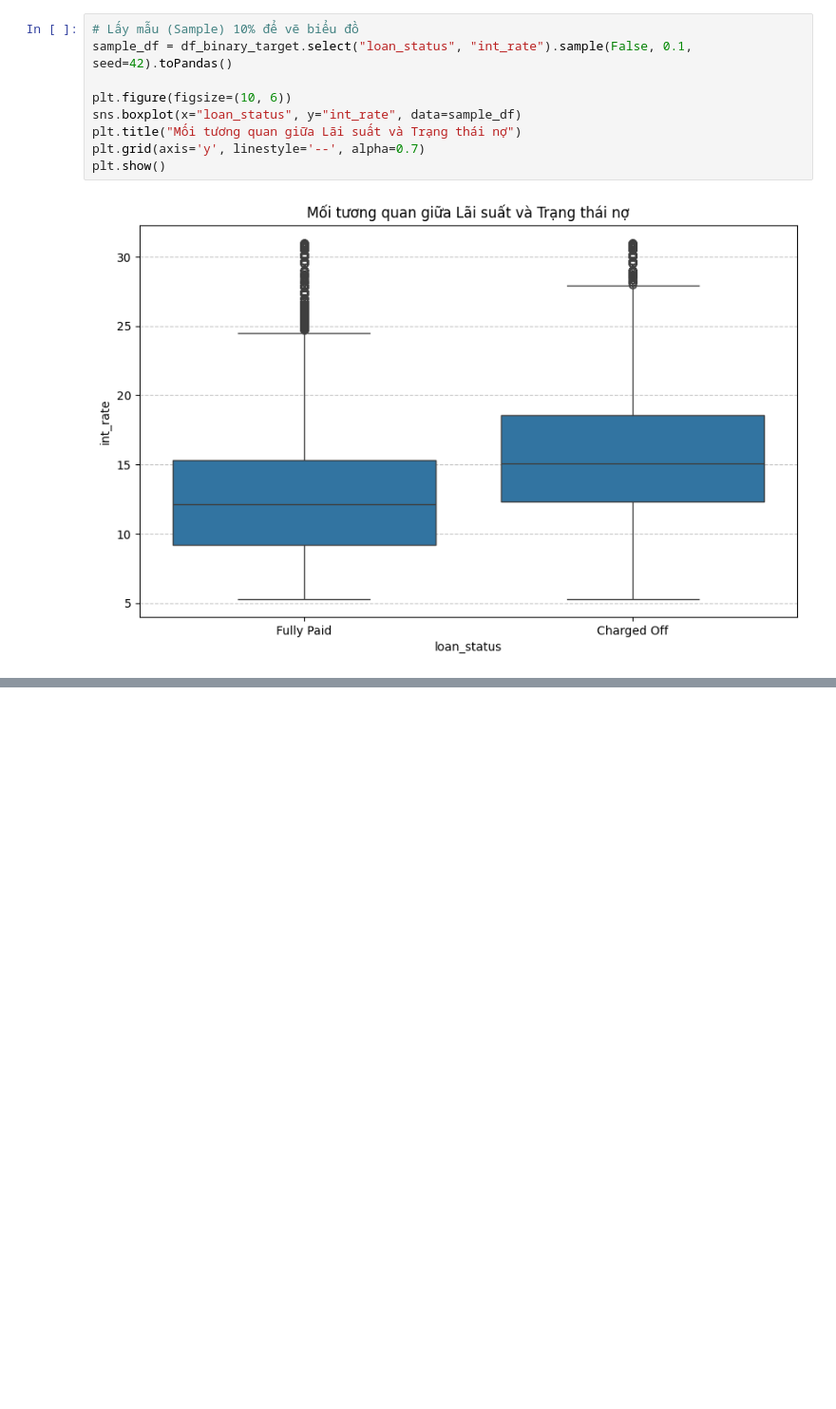
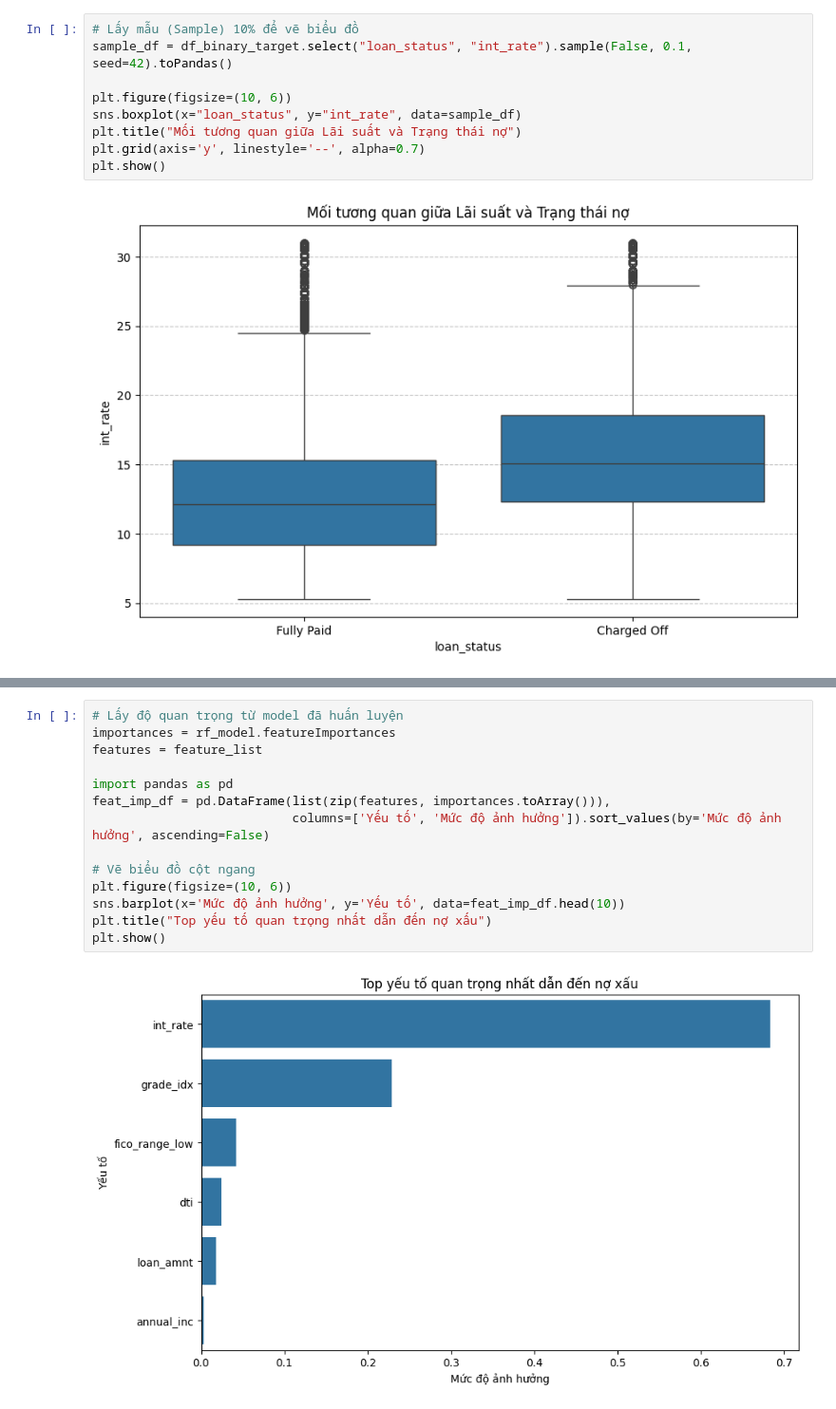
Before and after one commit to PhcPh4m/Bank-Loan-Default-Prediction, a Jupyter notebook: notebook/Bank_Loan_Classification_Large_Scale_System.ipynb, the cells around one changed output, grey strips where cells are left out. Shown at 95% size. Drawn from its saved outputs; the diff is of its cells as text; blank space fills up the shorter version.

```diff
--- a/notebook/Bank_Loan_Classification_Large_Scale_System.ipynb
+++ b/notebook/Bank_Loan_Classification_Large_Scale_System.ipynb
@@ -441,0 +453,16 @@ Passing `palette` without assigning `hue` is deprecated and will be removed in v
+# %%
+# Lấy độ quan trọng từ model đã huấn luyện
+importances = rf_model.featureImportances
+features = feature_list
+
+import pandas as pd
+feat_imp_df = pd.DataFrame(list(zip(features, importances.toArray())),
+                           columns=['Yếu tố', 'Mức độ ảnh hưởng']).sort_values(by='Mức độ ảnh hưởng', ascending=False)
+
+# Vẽ biểu đồ cột ngang
+plt.figure(figsize=(10, 6))
+sns.barplot(x='Mức độ ảnh hưởng', y='Yếu tố', data=feat_imp_df.head(10))
+plt.title("Top yếu tố quan trọng nhất dẫn đến nợ xấu")
+plt.show()
+# %% [output]
+[figure, added]
```
Also changed, not shown: parts of 14 cells of this notebook.
